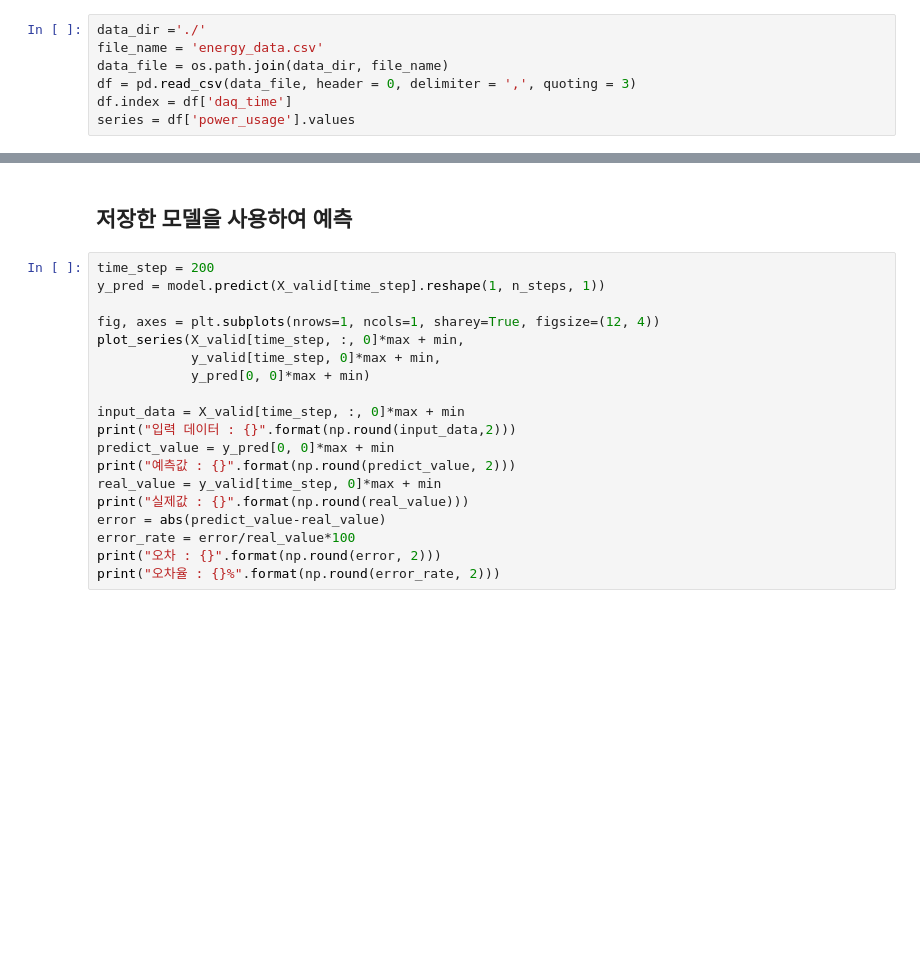
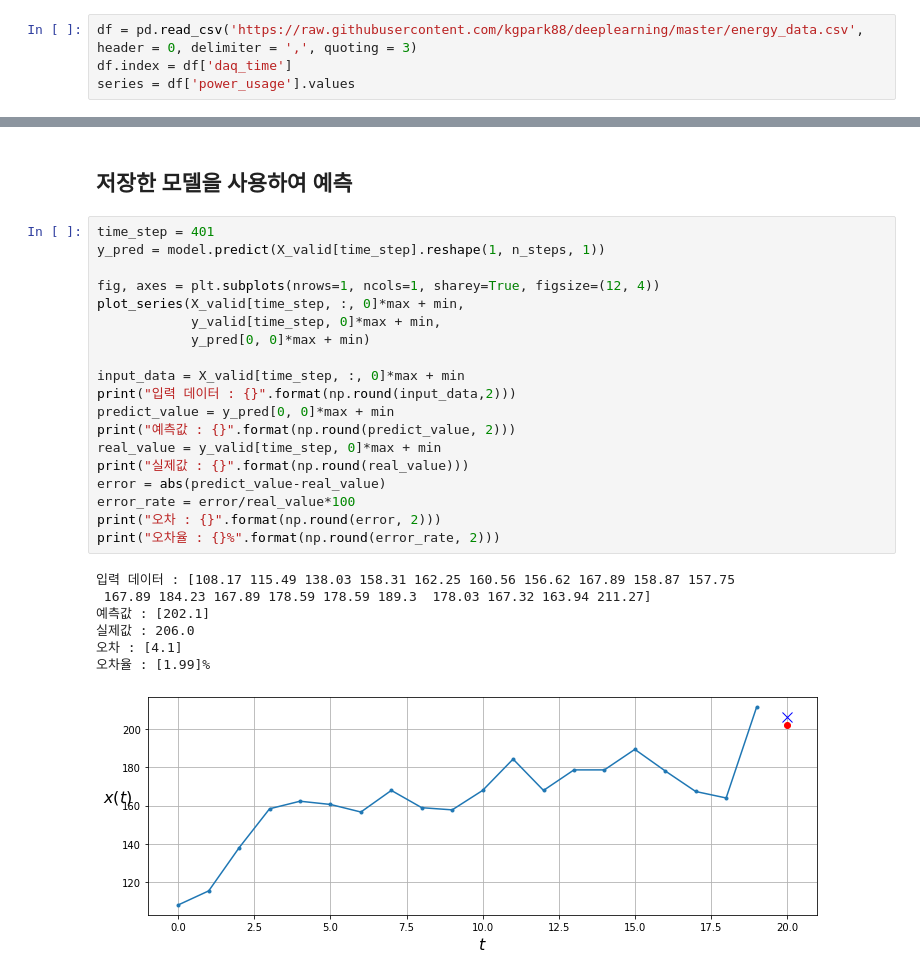
Before and after one commit to gzone2000/deeplearning-1, a Jupyter notebook: energy_prediction.ipynb, the cells around one changed output, grey strips where cells are left out. Drawn from its saved outputs; the diff is of its cells as text; blank space fills up the shorter version.

```diff
--- a/energy_prediction.ipynb
+++ b/energy_prediction.ipynb
@@ -19,10 +16,7 @@ from google.colab import drive
 # %% [markdown]
 ## 데이터를 로드합니다.
 # %%
-data_dir ='./'
-file_name = 'energy_data.csv'
-data_file = os.path.join(data_dir, file_name)
-df = pd.read_csv(data_file, header = 0, delimiter = ',', quoting = 3)
+df = pd.read_csv('https://raw.githubusercontent.com/kgpark88/deeplearning/master/energy_data.csv', header = 0, delimiter = ',', quoting = 3)
 df.index = df['daq_time']
 series = df['power_usage'].values
 # %% [markdown]
@@ -241,21 +248,29 @@ model = load_model('best_model.h5')
 # %% [markdown]
 ## 저장한 모델을 사용하여 예측
 # %%
-time_step = 200
+time_step = 401
 y_pred = model.predict(X_valid[time_step].reshape(1, n_steps, 1))
 
 fig, axes = plt.subplots(nrows=1, ncols=1, sharey=True, figsize=(12, 4))
 plot_series(X_valid[time_step, :, 0]*max + min,
             y_valid[time_step, 0]*max + min,
             y_pred[0, 0]*max + min)
 
 input_data = X_valid[time_step, :, 0]*max + min
 print("입력 데이터 : {}".format(np.round(input_data,2)))
 predict_value = y_pred[0, 0]*max + min
 print("예측값 : {}".format(np.round(predict_value, 2)))
 real_value = y_valid[time_step, 0]*max + min
 print("실제값 : {}".format(np.round(real_value)))
 error = abs(predict_value-real_value)
 error_rate = error/real_value*100
 print("오차 : {}".format(np.round(error, 2)))
 print("오차율 : {}%".format(np.round(error_rate, 2)))
+# %% [output]
+입력 데이터 : [108.17 115.49 138.03 158.31 162.25 160.56 156.62 167.89 158.87 157.75
+ 167.89 184.23 167.89 178.59 178.59 189.3  178.03 167.32 163.94 211.27]
+예측값 : [202.1]
+실제값 : 206.0
+오차 : [4.1]
+오차율 : [1.99]%
+[figure, added]
```
Also changed, not shown: parts of 9 cells of this notebook.
